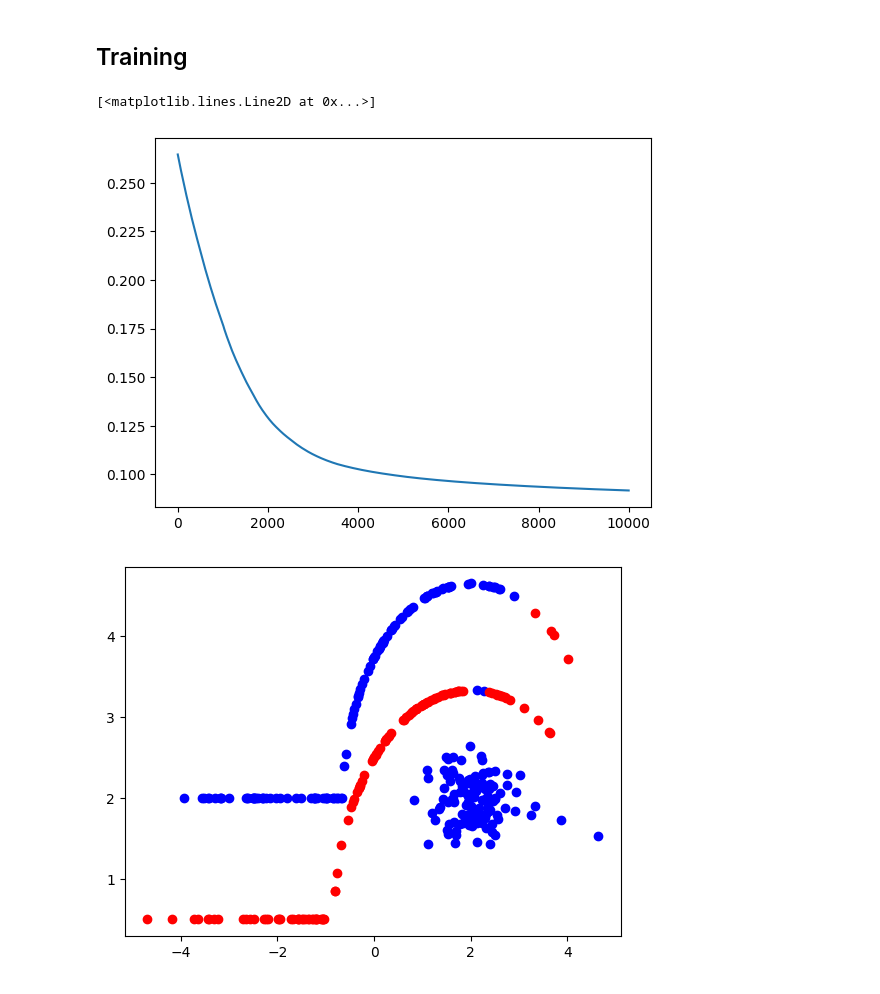
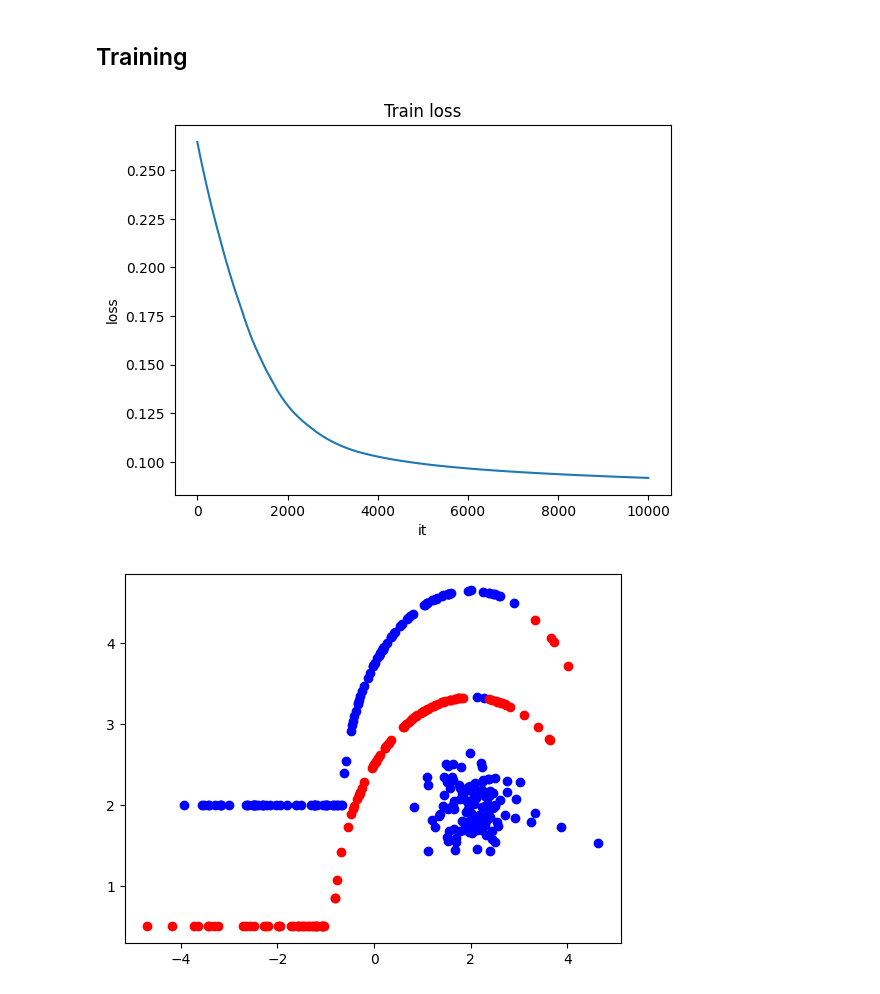
Before and after one commit to EvgeniyAzarov/mlp-from-scratch, a Jupyter notebook: lab1.ipynb, the cells around one changed output. Cells and saved outputs as stored; diff of their text form; code cells hidden in the pictures.

```diff
--- a/lab1.ipynb
+++ b/lab1.ipynb
@@ -261,9 +261,12 @@ for i in tqdm(range(n_iter)):
     net.backward(dx, lr=lr)
 # %%
 plt.plot(list(loss_history.keys()), list(loss_history.values()))
+plt.xlabel("it")
+plt.ylabel("loss")
+plt.title("Train loss")
+plt.show()
 # %% [output]
-[<matplotlib.lines.Line2D at 0x...>]
-[figure, old version]
+[figure, new version]
 # %%
 logits = net(data[["x1", "x2"]])
 pred = np.argmax(logits.to_numpy(), axis=-1)
```
Also changed, not shown: parts of 1 cell of this notebook, 3 other files.
